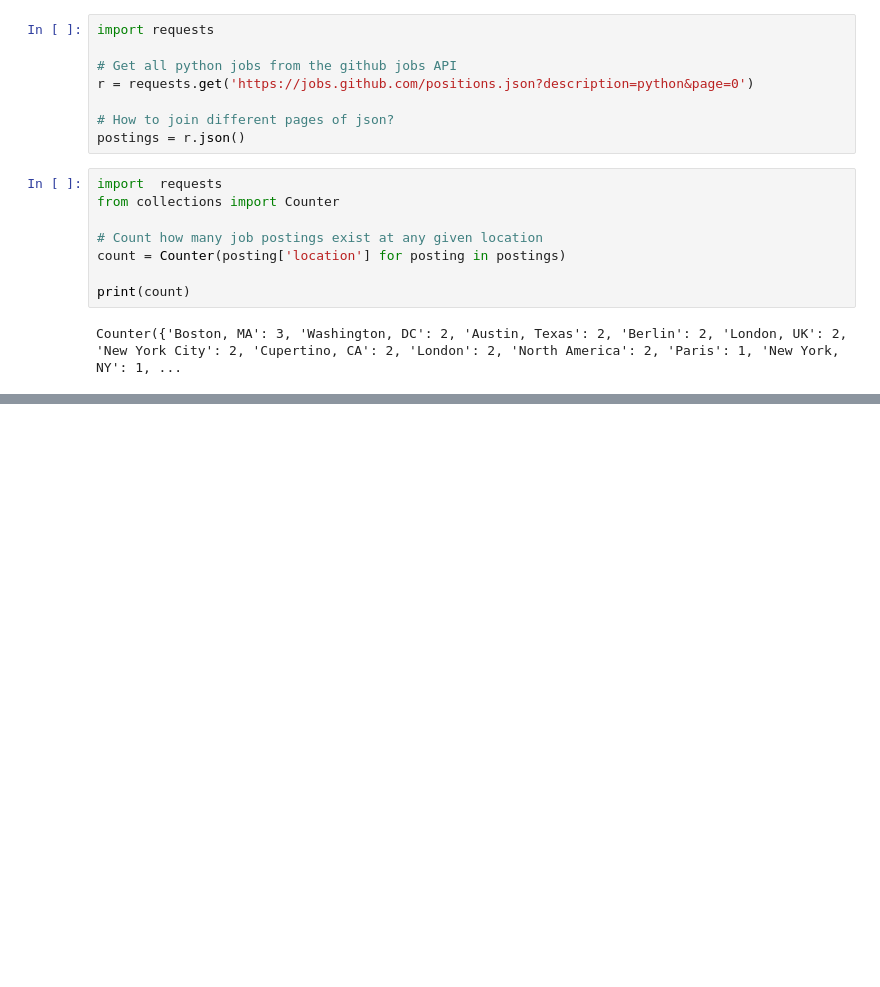
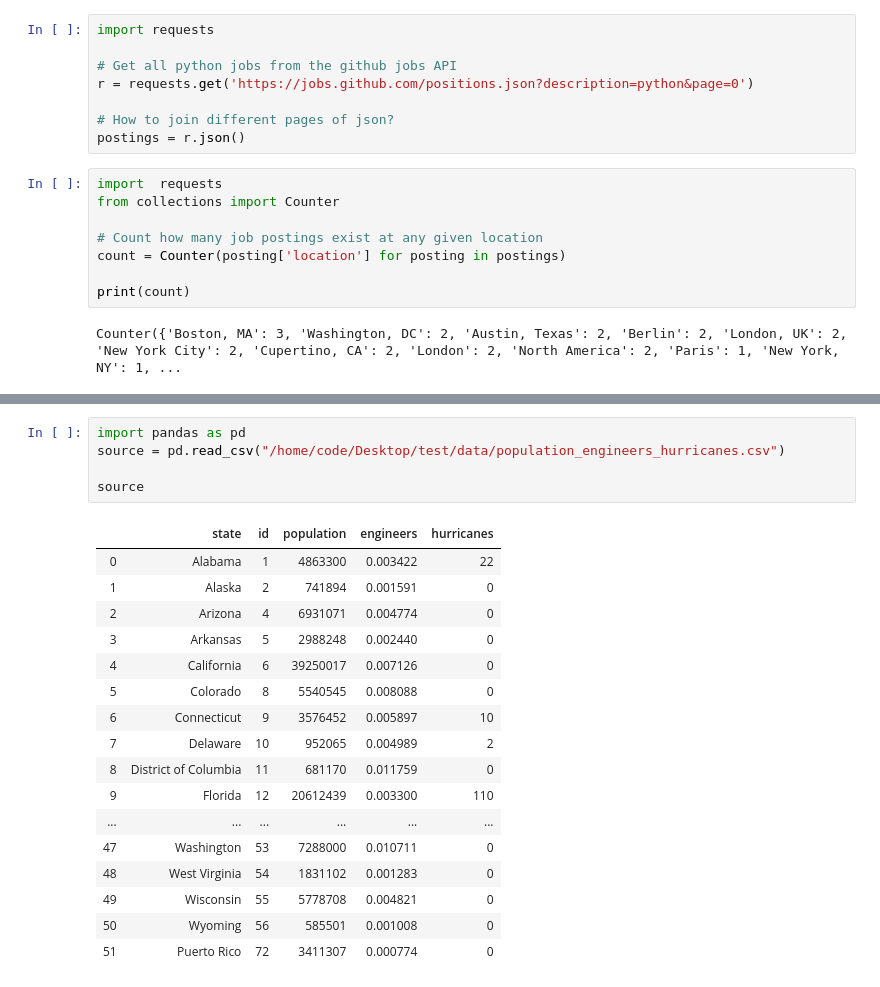
Before and after one commit to SVincent/VisualizationFinalProject, a Jupyter notebook: jobsMap/src/map.ipynb, the cells around one changed output, grey strips where cells are left out. Cells and saved outputs as stored; diff of their text form; blank space fills up the shorter version.

```diff
--- a/jobsMap/src/map.ipynb
+++ b/jobsMap/src/map.ipynb
@@ -55,3 +19,26 @@ SyntaxError: invalid syntax (<ipython-input-4-c28dd31d9342>, line 8)
+# %%
+import pandas as pd
+source = pd.read_csv("/home/code/Desktop/test/data/population_engineers_hurricanes.csv")
+
+source
+# %% [output]
+|  | state | id | population | engineers | hurricanes |
+| 0 | Alabama | 1 | 4863300 | 0.003422 | 22 |
+| 1 | Alaska | 2 | 741894 | 0.001591 | 0 |
+| 2 | Arizona | 4 | 6931071 | 0.004774 | 0 |
+| 3 | Arkansas | 5 | 2988248 | 0.002440 | 0 |
+| 4 | California | 6 | 39250017 | 0.007126 | 0 |
+| 5 | Colorado | 8 | 5540545 | 0.008088 | 0 |
+| 6 | Connecticut | 9 | 3576452 | 0.005897 | 10 |
+| 7 | Delaware | 10 | 952065 | 0.004989 | 2 |
+| 8 | District of Columbia | 11 | 681170 | 0.011759 | 0 |
+| 9 | Florida | 12 | 20612439 | 0.003300 | 110 |
+| ... | ... | ... | ... | ... | ... |
+| 47 | Washington | 53 | 7288000 | 0.010711 | 0 |
+| 48 | West Virginia | 54 | 1831102 | 0.001283 | 0 |
+| 49 | Wisconsin | 55 | 5778708 | 0.004821 | 0 |
+| 50 | Wyoming | 56 | 585501 | 0.001008 | 0 |
+| 51 | Puerto Rico | 72 | 3411307 | 0.000774 | 0 |
 # %%
 import altair as alt
 from vega_datasets import data
```
Also changed, not shown: parts of 3 cells of this notebook, 8 other files.
